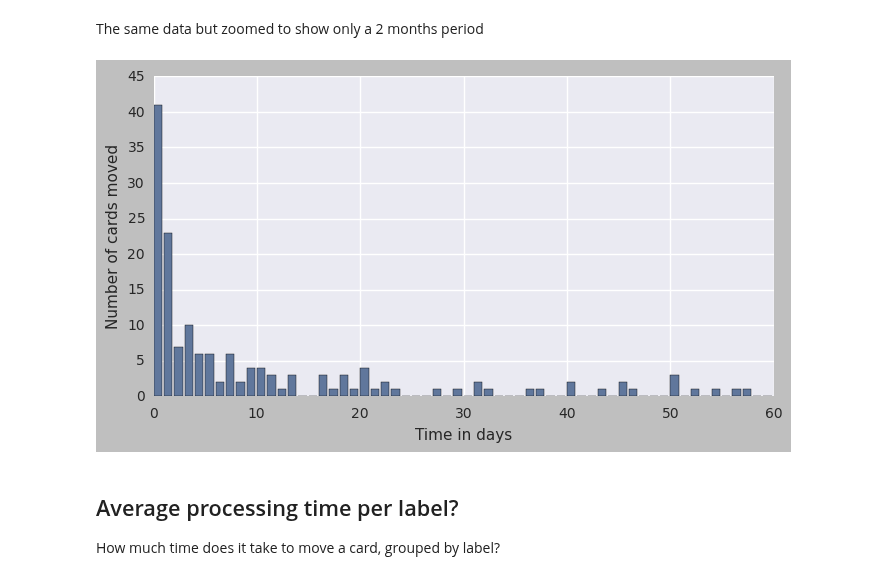
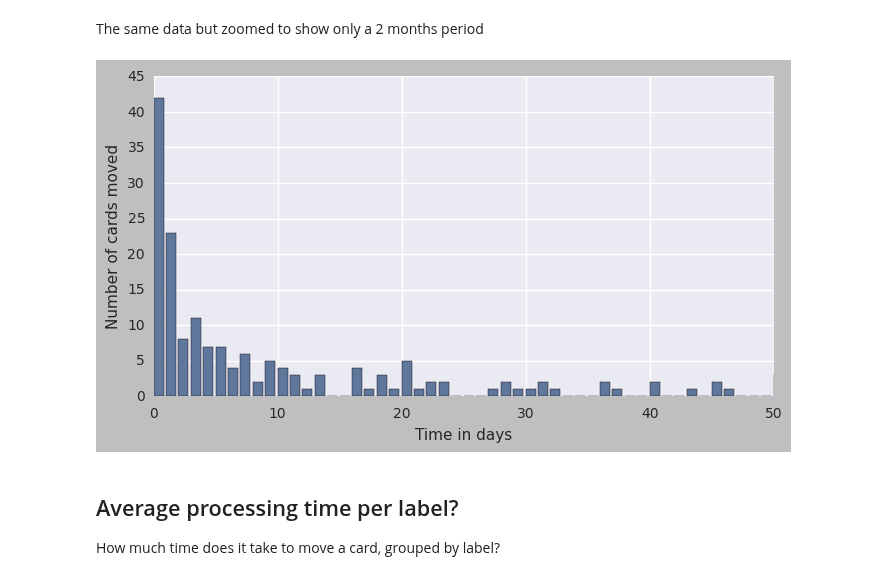
Before and after one commit to jtpio/data-playground, a Jupyter notebook: trello/personal-trello-stats.ipynb, the cells around one changed output. Cells and saved outputs as stored; diff of their text form; code cells hidden in the pictures.

```diff
--- a/trello/personal-trello-stats.ipynb
+++ b/trello/personal-trello-stats.ipynb
@@ -274,13 +282,13 @@ max: 354, min: 0, stdev: 71.14730417033948 , variance: 5061.938890706806
 # %% [markdown]
 The same data but zoomed to show only a 2 months period
 # %%
-plt.xlim(0, 60)
+plt.xlim(0, 50)
 plt.xlabel('Time in days')
 plt.ylabel('Number of cards moved')
 plt.bar(x, list(times_count.values()))
 plt.show()
 # %% [output]
-[figure, old version]
+[figure, new version]
 # %% [markdown]
 ## Average processing time per label?
 
```
Also changed, not shown: parts of 30 cells of this notebook, 2 other files.
